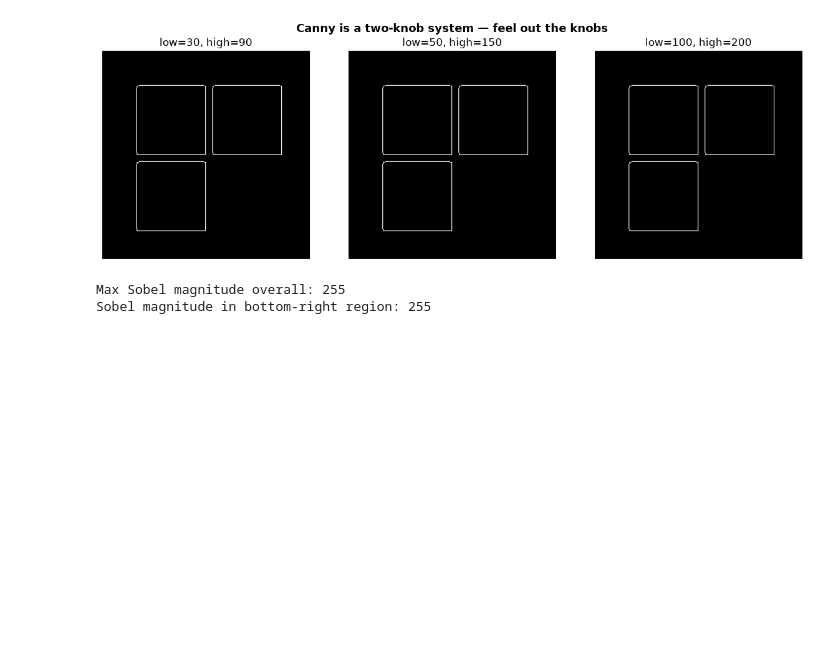
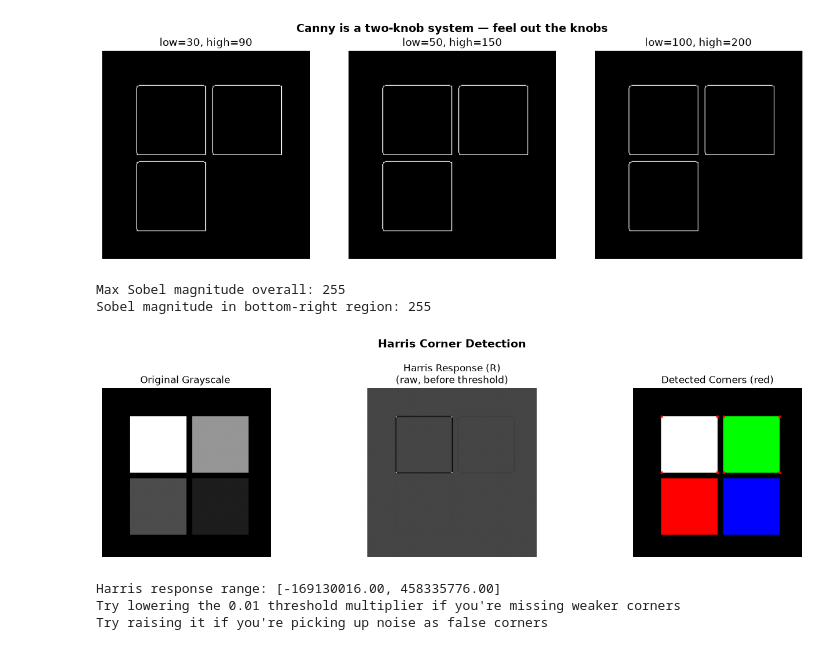
Before and after one commit to Arpeet-padhy/Robotics-AI-Journey, a Jupyter notebook: phase2-ai-perception/computer-vision/day11 edge detection.ipynb, the cells around one changed output. Drawn from its saved outputs; the diff is of its cells as text; code cells hidden in the pictures; blank space fills up the shorter version.

Commit message:
Day 11 : Updated with Harris Corner Detection.

```diff
--- a/phase2-ai-perception/computer-vision/day11 edge detection.ipynb
+++ b/phase2-ai-perception/computer-vision/day11 edge detection.ipynb
@@ -176,3 +176,52 @@ print("Sobel magnitude in bottom-right region:", sobel_mag[gray.shape[0]//2:, gr
 # %% [output]
 Max Sobel magnitude overall: 255
 Sobel magnitude in bottom-right region: 255
+# %%
+# ============================================
+# HARRIS CORNER DETECTION
+# ============================================
+# Corners = points where 2+ edges meet -> shifting a window in ANY
+# direction causes large intensity change (unlike edges, which only change when shifted perpendicular to themselves)
+
+
+gray_f32 = np.float32(gray)
+
+# blockSize: neighborhood size considered for corner detection
+# ksize: aperture size for the Sobel derivative used internally
+# k: Harris free parameter (empirical, usually 0.04-0.06)
+
+harris_response = cv2.cornerHarris(gray_f32, blockSize = 2, ksize =3 ,k= 0.04)
+
+# Dilate To make corner points easier to see (they're often 1px)
+harris_dilated = cv2.dilate(harris_response , None )
+
+#threshold : Keep only strong corner responses (tune this multiplier )
+img_corners = img.copy()
+img_corners[harris_dilated > 0.01 * harris_dilated.max()] = [0 ,0, 255]   # red in bgr
+
+fig ,axes = plt.subplots(1,3, figsize= (14, 4))
+
+axes[0].imshow(gray, cmap = 'gray' )
+axes[0].set_title('Original Grayscale ')
+axes[0].axis('off')
+
+axes[1].imshow(harris_response, cmap='gray')
+axes[1].set_title('Harris Response (R)\n(raw, before threshold)')
+axes[1].axis('off')
+
+axes[2].imshow(cv2.cvtColor(img_corners, cv2.COLOR_BGR2RGB))
+axes[2].set_title('Detected Corners (red)')
+axes[2].axis('off')
+
+plt.suptitle('Harris Corner Detection', fontsize=14, fontweight='bold')
+plt.tight_layout()
+plt.show()
+
+print(f"Harris response range: [{harris_response.min():.2f}, {harris_response.max():.2f}]")
+print("Try lowering the 0.01 threshold multiplier if you're missing weaker corners")
+print("Try raising it if you're picking up noise as false corners")
+# %% [output]
+[figure, added]
+Harris response range: [-169130016.00, 458335776.00]
+Try lowering the 0.01 threshold multiplier if you're missing weaker corners
+Try raising it if you're picking up noise as false corners
```
